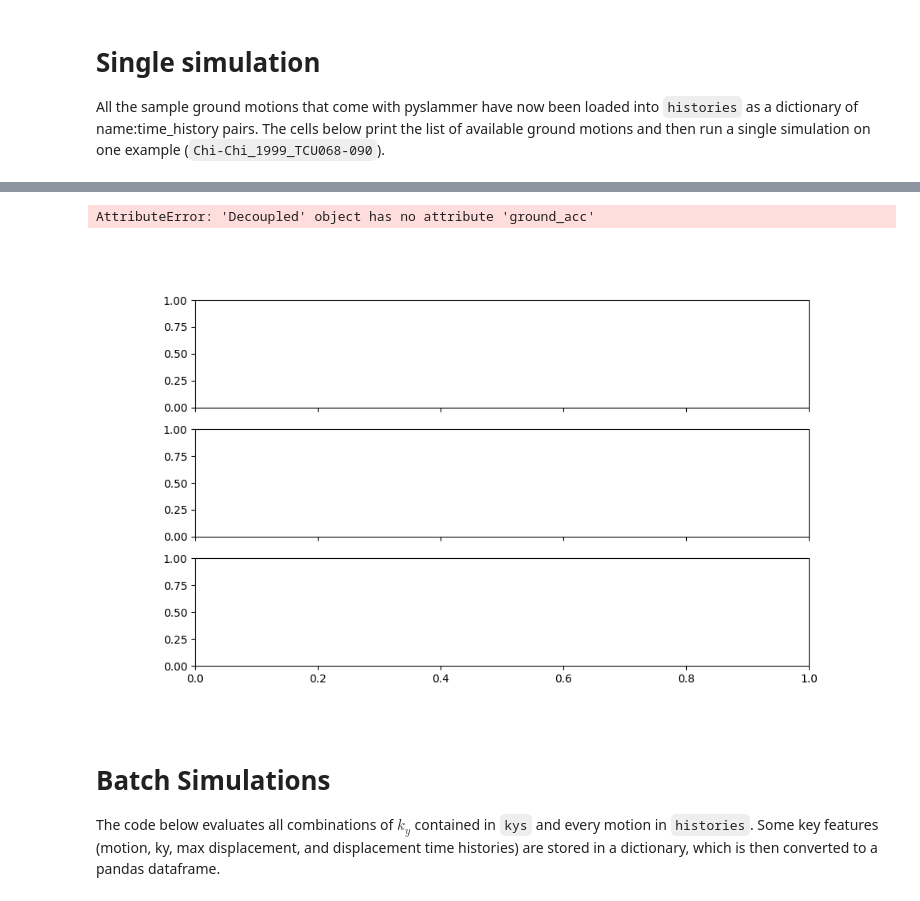
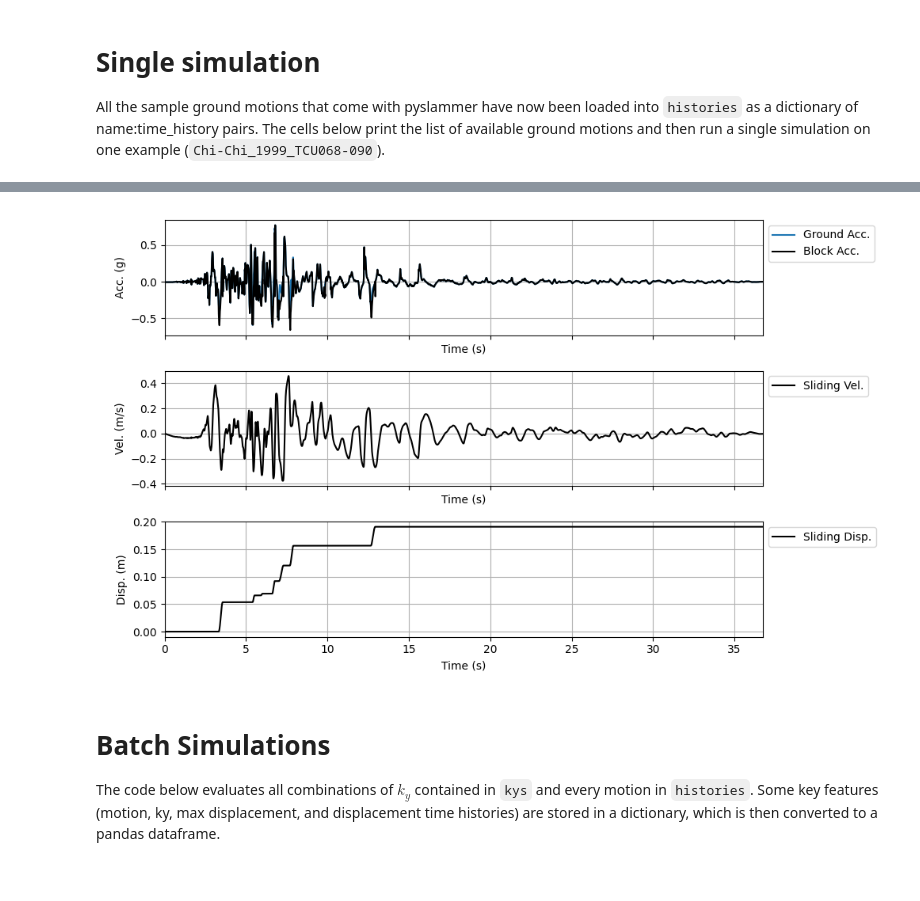
Before and after one commit to pySLAMMER/pySLAMMER, a Jupyter notebook: demos/batch_demo.ipynb, the cells around one changed output, grey strips where cells are left out. Drawn from its saved outputs; the diff is of its cells as text; code cells hidden in the pictures.

Commit message:
all methods working, but not all compatible for plotting

```diff
--- a/demos/batch_demo.ipynb
+++ b/demos/batch_demo.ipynb
@@ -65,27 +64,26 @@ Coyote_Lake_1979_G02-050
 # %%
 # single simulation
 ky = 0.2
 motion = "Imperial_Valley_1979_BCR-230"
 
-# single_result = slam.RigidAnalysis(histories[motion].accel, histories[motion].dt, ky)
-single_result = slam.Decoupled(k_y=ky,
-                            a_in=histories[motion].accel,
-                            dt=histories[motion].dt,
-                            height=50.0,
-                            vs_slope=600.0,
-                            vs_base=600.0,
-                            damp_ratio=0.05,
-                            ref_strain=0.0005,
-                            scale_factor=1.0,
-                            soil_model="equivalent_linear",
-                            si_units=True,
-                            lite=False)
+# single_result = slam.RigidAnalysis(histories[motion].a_in, histories[motion].dt, ky)
+single_result = slam.Coupled(ky=ky,
+                             a_in=histories[motion].accel,
+                             dt=histories[motion].dt,
+                             height=50.0,
+                             vs_slope=600.0,
+                             vs_base=600.0,
+                             damp_ratio=0.05,
+                             ref_strain=0.0005,
+                             scale_factor=1.0,
+                             soil_model="equivalent_linear",
+                             si_units=True,
+                             lite=False)
 plt.close('all')
 fig, axs = single_result.sliding_block_plot()
 plt.show()
 # %% [output]
-AttributeError: 'Decoupled' object has no attribute 'ground_acc'
-[figure, old version]
+[figure, new version]
 # %% [markdown]
 # Batch Simulations
 The code below evaluates all combinations of $k_y$ contained in `kys` and every motion in `histories`.
```
Also changed, not shown: parts of 3 cells of this notebook, 8 other files.
